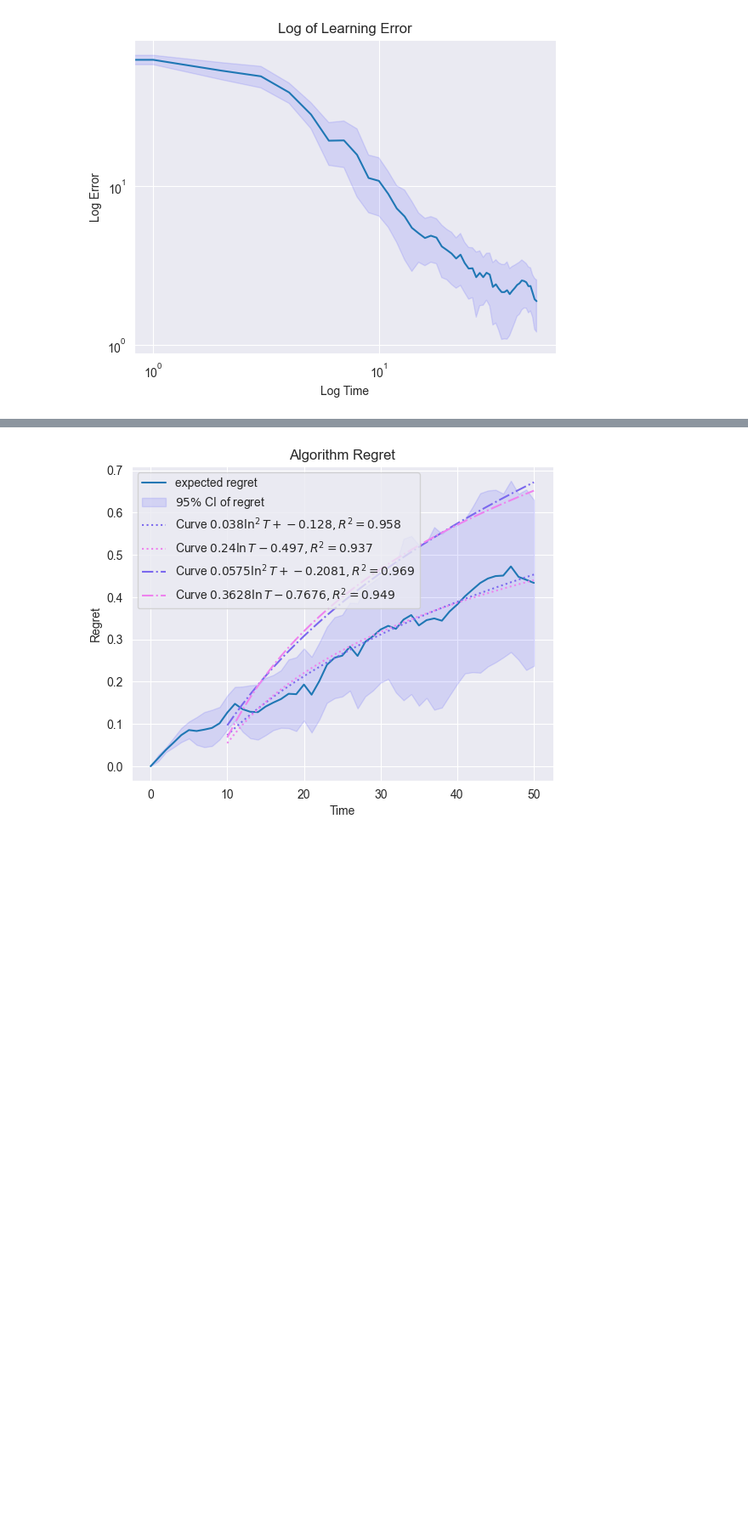
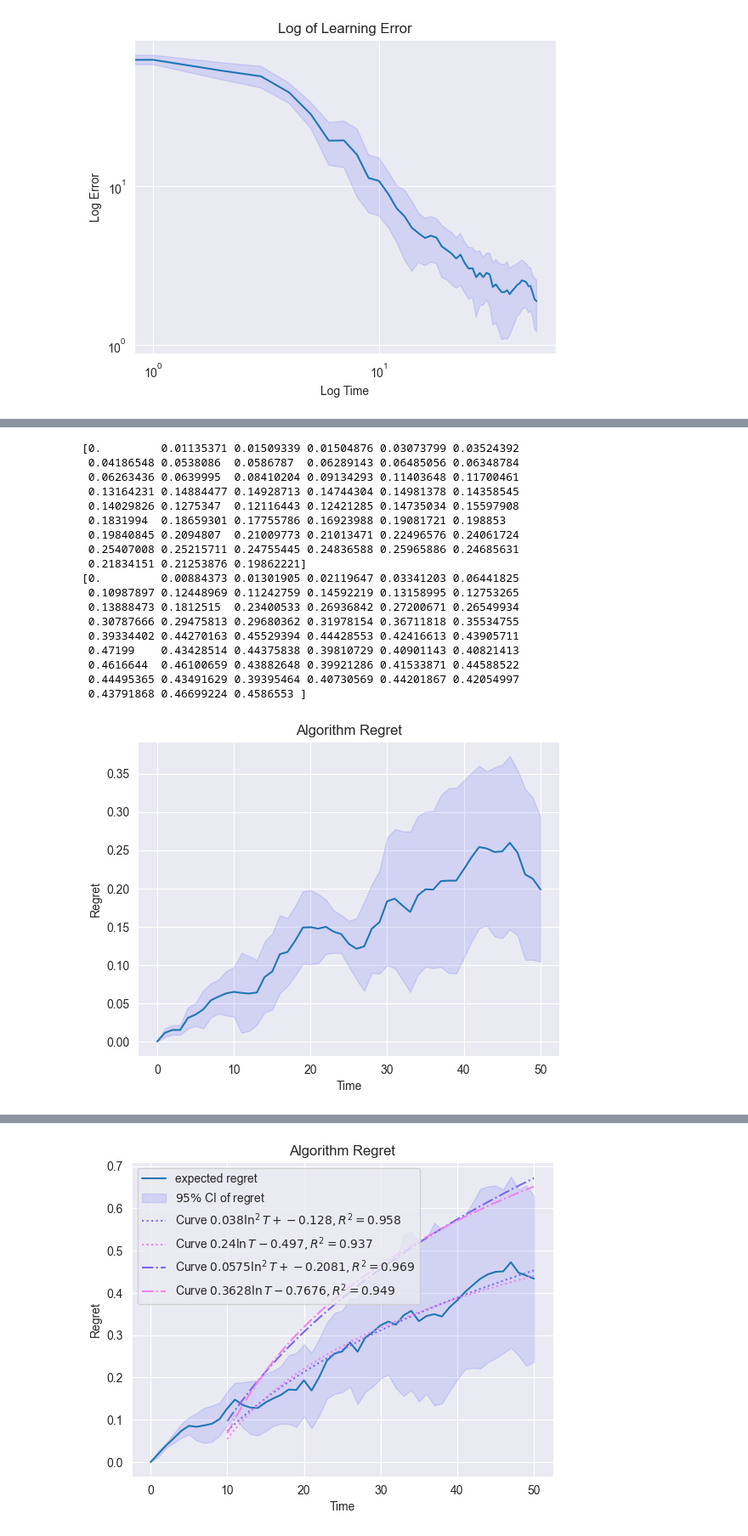
Before and after one commit to ben-jamie-son/mml-reinforcement-learning, a Jupyter notebook: MM_parmater_learning-main/Regret_Sim.ipynb, the cells around one changed output, grey strips where cells are left out. Shown at 85% size. Saved outputs shown, nothing was run; the diff lists cells and outputs as text; code cells hidden in the pictures; blank space fills up the shorter version.

```diff
--- a/MM_parmater_learning-main/Regret_Sim.ipynb
+++ b/MM_parmater_learning-main/Regret_Sim.ipynb
@@ -123,0 +242,58 @@ plt.show()
+# %%
+###--- Plot regret comparison for pnl regret ---###
+std = np.std(MC_pnl_regret, axis=0)
+ci = 1.96 * std/np.sqrt(Regret_MC)
+y = np.mean(MC_pnl_regret, axis=0)
+
+std_logistic = np.std(MC_logistic_pnl_regret, axis=0)
+ci_logistic = 1.96 * std_logistic/np.sqrt(Regret_MC)
+y_logistic = np.mean(MC_logistic_pnl_regret, axis=0)
+print(y)
+print(y_logistic)
+
+fig, ax = plt.subplots()
+ax.plot(ts, y)
+ax.fill_between(ts, (y-ci), (y+ci), color='b', alpha=.1)
+plt.xlabel("Time")
+plt.ylabel("Regret")
+plt.title("Algorithm Regret")
+plt.show()
+
+fig, ax = plt.subplots()
+ax.plot(ts, y_logistic)
+ax.fill_between(ts, (y_logistic-ci_logistic), (y_logistic+ci_logistic), color='b', alpha=.1)
+plt.xlabel("Time")
+plt.ylabel("Regret")
+plt.title("Algorithm Regret with Logistic simulations")
+plt.show()
+
+fig, ax = plt.subplots()
+ax.plot(ts, y, color='blue', label='Exponential fill')
+ax.fill_between(ts, y-ci, y+ci, color='blue', alpha=0.1)
+ax.plot(ts, y_logistic, color='red', label='Logistic fill')
+ax.fill_between(ts, y_logistic-ci_logistic, y_logistic+ci_logistic, color='red', alpha=0.1)
+plt.xlabel("Time")
+plt.ylabel("Regret")
+plt.title("Algorithm Regret Comparison")
+plt.legend()
+plt.show()
+# %% [output]
+[0.         0.01135371 0.01509339 0.01504876 0.03073799 0.03524392
+ 0.04186548 0.0538086  0.0586787  0.06289143 0.06485056 0.06348784
+ 0.06263436 0.0639995  0.08410204 0.09134293 0.11403648 0.11700461
+ 0.13164231 0.14884477 0.14928713 0.14744304 0.14981378 0.14358545
+ 0.14029826 0.1275347  0.12116443 0.12421285 0.14735034 0.15597908
+ 0.1831994  0.18659301 0.17755786 0.16923988 0.19081721 0.198853
+ 0.19840845 0.2094807  0.21009773 0.21013471 0.22496576 0.24061724
+ 0.25407008 0.25215711 0.24755445 0.24836588 0.25965886 0.24685631
+ 0.21834151 0.21253876 0.19862221]
+[0.         0.00884373 0.01301905 0.02119647 0.03341203 0.06441825
+ 0.10987897 0.12448969 0.11242759 0.14592219 0.13158995 0.12753265
+ 0.13888473 0.1812515  0.23400533 0.26936842 0.27200671 0.26549934
+ 0.30787666 0.29475813 0.29680362 0.31978154 0.36711818 0.35534755
+ 0.39334402 0.44270163 0.45529394 0.44428553 0.42416613 0.43905711
+ 0.47199    0.43428514 0.44375838 0.39810729 0.40901143 0.40821413
+ 0.4616644  0.46100659 0.43882648 0.39921286 0.41533871 0.44588522
+ 0.44495365 0.43491629 0.39395464 0.40730569 0.44201867 0.42054997
+ 0.43791868 0.46699224 0.4586553 ]
+[figure, added]
```
Also changed, not shown: parts of 5 cells of this notebook, 1 other file.
